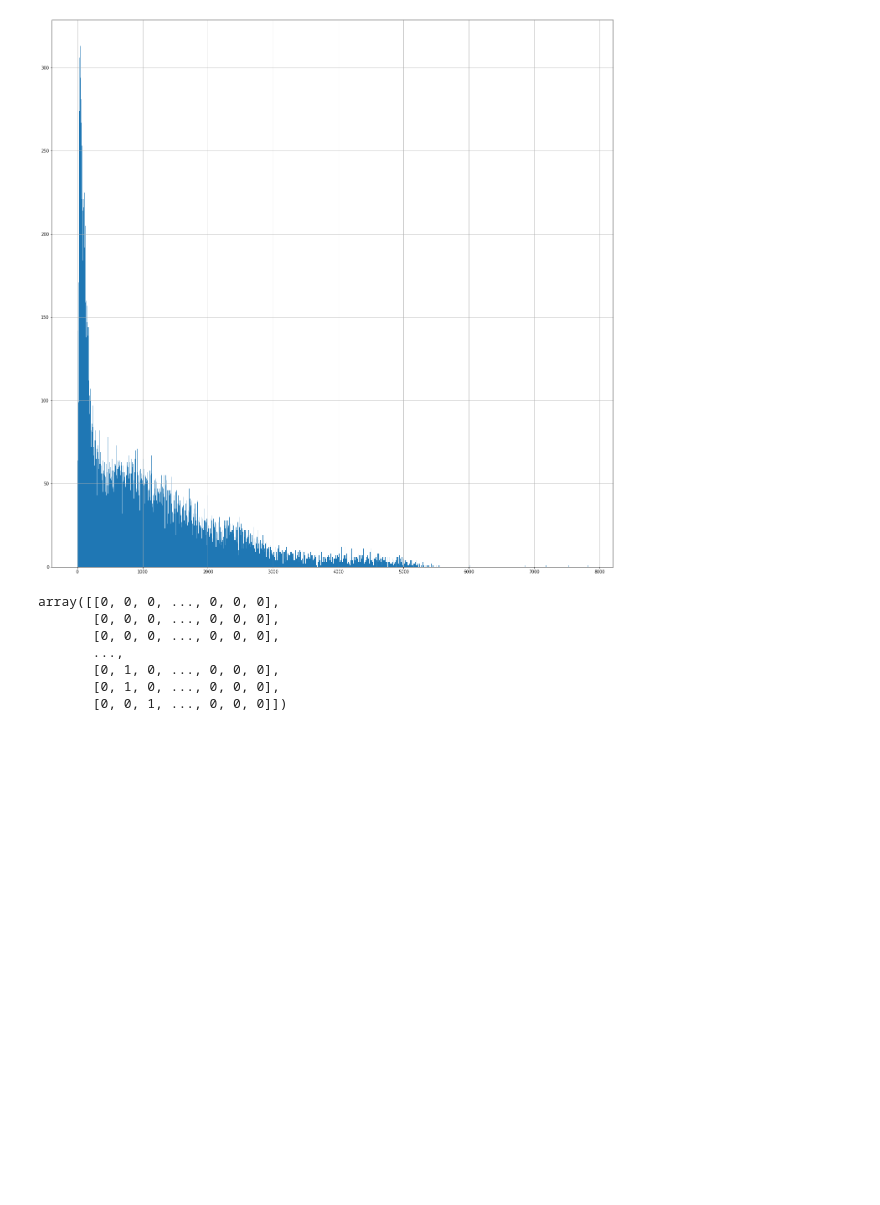
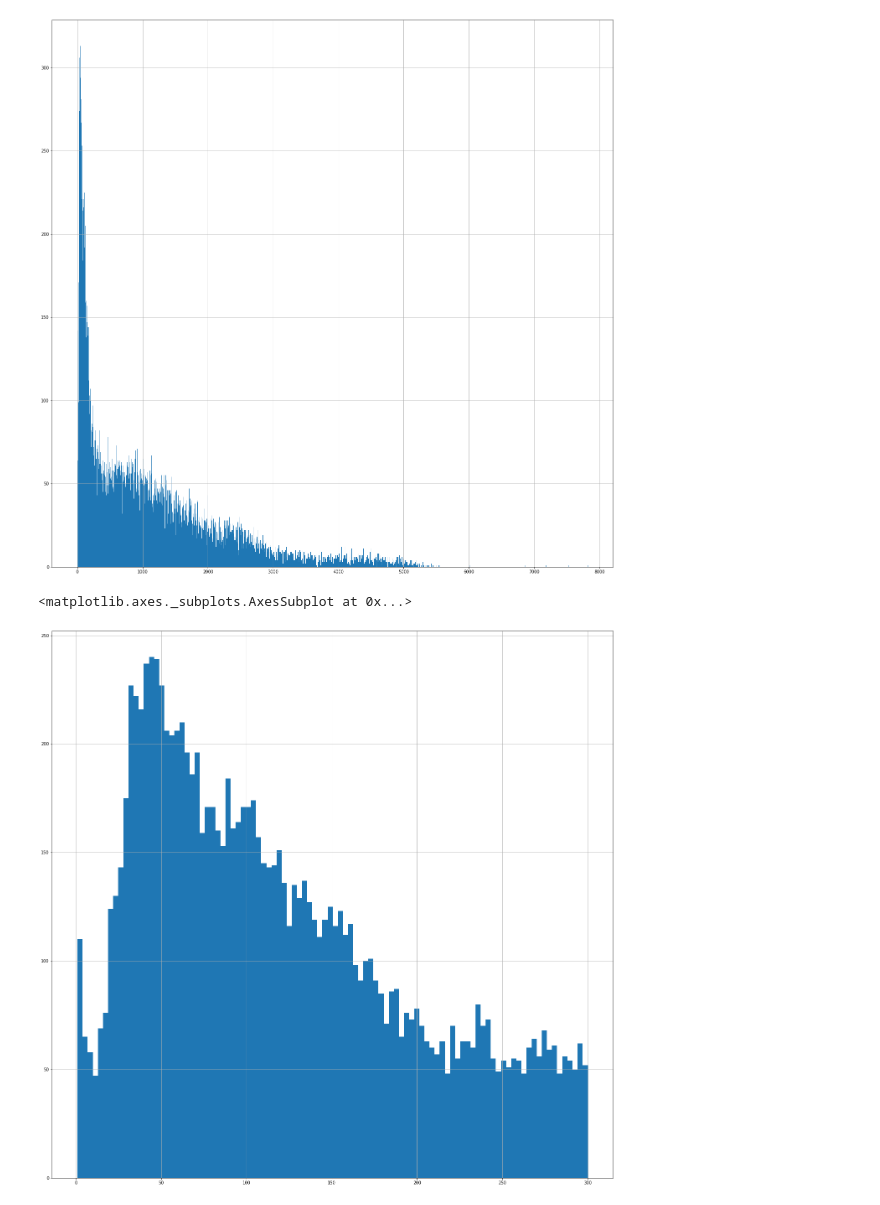
Before and after one commit to Krismix1/data-science-mandatory-2, a Jupyter notebook: model.ipynb, the cells around one changed output. Drawn from its saved outputs; the diff is of its cells as text; code cells hidden in the pictures; blank space fills up the shorter version.

```diff
--- a/model.ipynb
+++ b/model.ipynb
@@ -227,20 +213,17 @@ bike_share_df['share_count'].hist(bins=2000, figsize=(24,24))
 # %% [output]
 <matplotlib.axes._subplots.AxesSubplot at 0x...>
 [figure]
+# %%
+bike_share_df[bike_share_df['share_count'] <= 300]['share_count'].hist(bins=100, figsize=(24,24))
+# %% [output]
+<matplotlib.axes._subplots.AxesSubplot at 0x...>
+[figure, added]
 # %%
 # LabelBinarizer can apply the transformation from text categories
 # to integer categories, then from integer categories to one-hot vectors
 # basically, it combines a label encoder with one-hot encoder
-from sklearn.preprocessing import LabelBinarizer
-encoder = LabelBinarizer()
-holiday_cat = bike_share_df['weatherCode']
-holiday_cat_1hot = encoder.fit_transform(holiday_cat.to_numpy())
-holiday_cat_1hot
+# from sklearn.preprocessing import LabelBinarizer
+# encoder = LabelBinarizer()
+# holiday_cat = bike_share_df['weatherCode']
+# holiday_cat_1hot = encoder.fit_transform(holiday_cat.to_numpy())
+# holiday_cat_1hot
-# %% [output]
-array([[0, 0, 0, ..., 0, 0, 0],
-       [0, 0, 0, ..., 0, 0, 0],
-       [0, 0, 0, ..., 0, 0, 0],
-       ...,
-       [0, 1, 0, ..., 0, 0, 0],
-       [0, 1, 0, ..., 0, 0, 0],
-       [0, 0, 1, ..., 0, 0, 0]])
```
Also changed, not shown: parts of 7 cells of this notebook.
